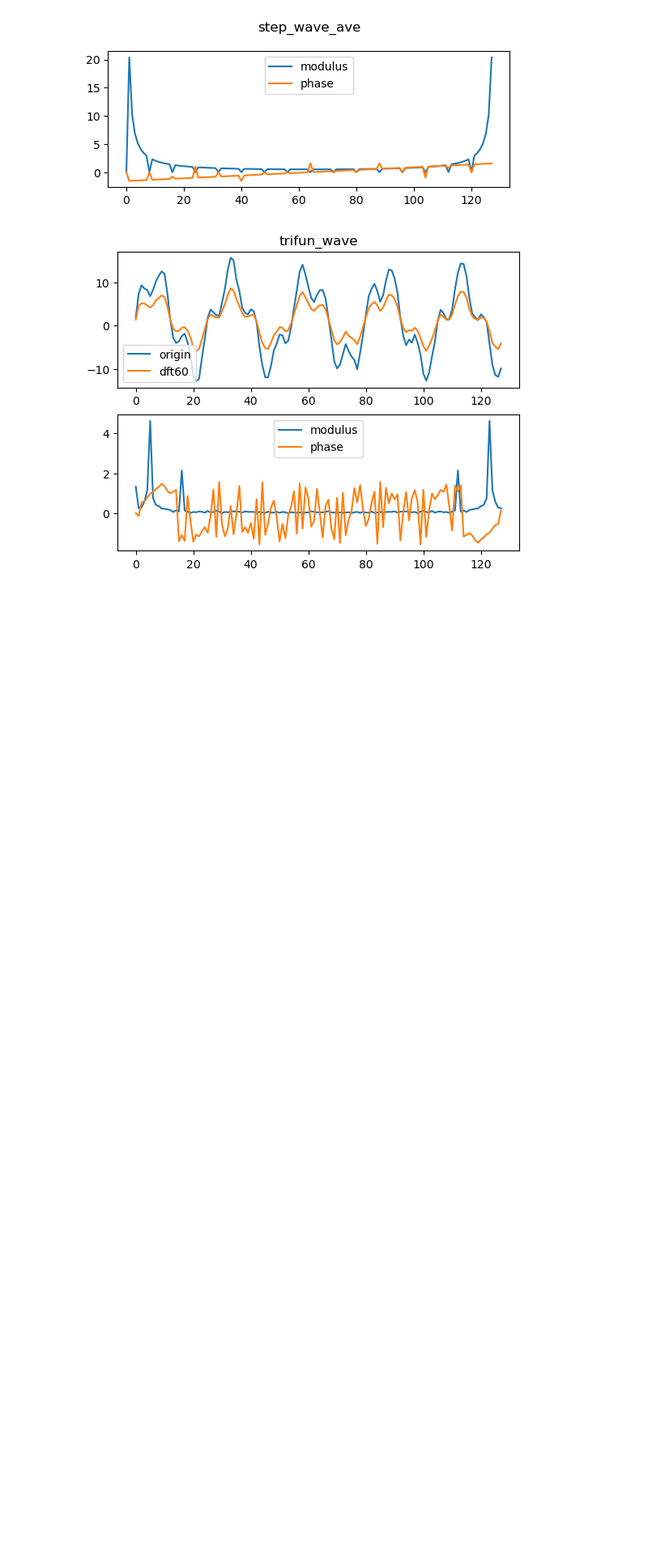
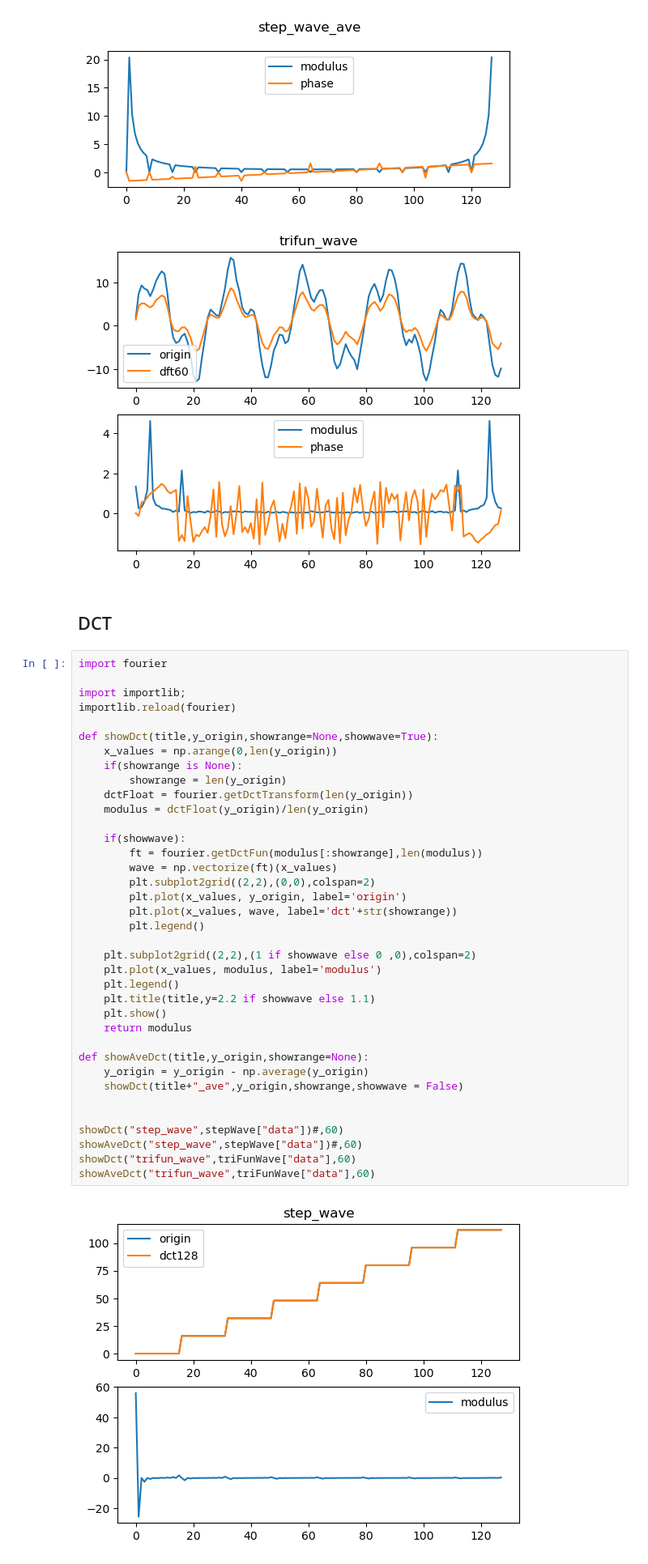
Before and after one commit to thetime50/opencv-practice, a Jupyter notebook: OpenCVSudoku/fourier_test.ipynb, the cells around one changed output. Shown at 81% size. Cells and saved outputs as stored; diff of their text form; blank space fills up the shorter version.

```diff
--- a/OpenCVSudoku/fourier_test.ipynb
+++ b/OpenCVSudoku/fourier_test.ipynb
@@ -233,3 +233,44 @@ showDft("trifun_wave",triFunWave["data"],60)
 [figure]
 [figure]
 [figure]
+# %% [markdown]
+## DCT
+# %%
+import fourier
+
+import importlib;
+importlib.reload(fourier)
+
+def showDct(title,y_origin,showrange=None,showwave=True):
+    x_values = np.arange(0,len(y_origin))
+    if(showrange is None):
+        showrange = len(y_origin)
+    dctFloat = fourier.getDctTransform(len(y_origin))
+    modulus = dctFloat(y_origin)/len(y_origin)
+
+    if(showwave):
+        ft = fourier.getDctFun(modulus[:showrange],len(modulus))
+        wave = np.vectorize(ft)(x_values)
+        plt.subplot2grid((2,2),(0,0),colspan=2)
+        plt.plot(x_values, y_origin, label='origin')
+        plt.plot(x_values, wave, label='dct'+str(showrange))
+        plt.legend()
+
+    plt.subplot2grid((2,2),(1 if showwave else 0 ,0),colspan=2)
+    plt.plot(x_values, modulus, label='modulus')
+    plt.legend()
+    plt.title(title,y=2.2 if showwave else 1.1)
+    plt.show()
+    return modulus
+
+def showAveDct(title,y_origin,showrange=None):
+    y_origin = y_origin - np.average(y_origin)
+    showDct(title+"_ave",y_origin,showrange,showwave = False)
+
+
+showDct("step_wave",stepWave["data"])#,60)
+showAveDct("step_wave",stepWave["data"])#,60)
+showDct("trifun_wave",triFunWave["data"],60)
+showAveDct("trifun_wave",triFunWave["data"],60)
+# %% [output]
+[figure, added]
```
Also changed, not shown: parts of 2 cells of this notebook, 6 other files.
